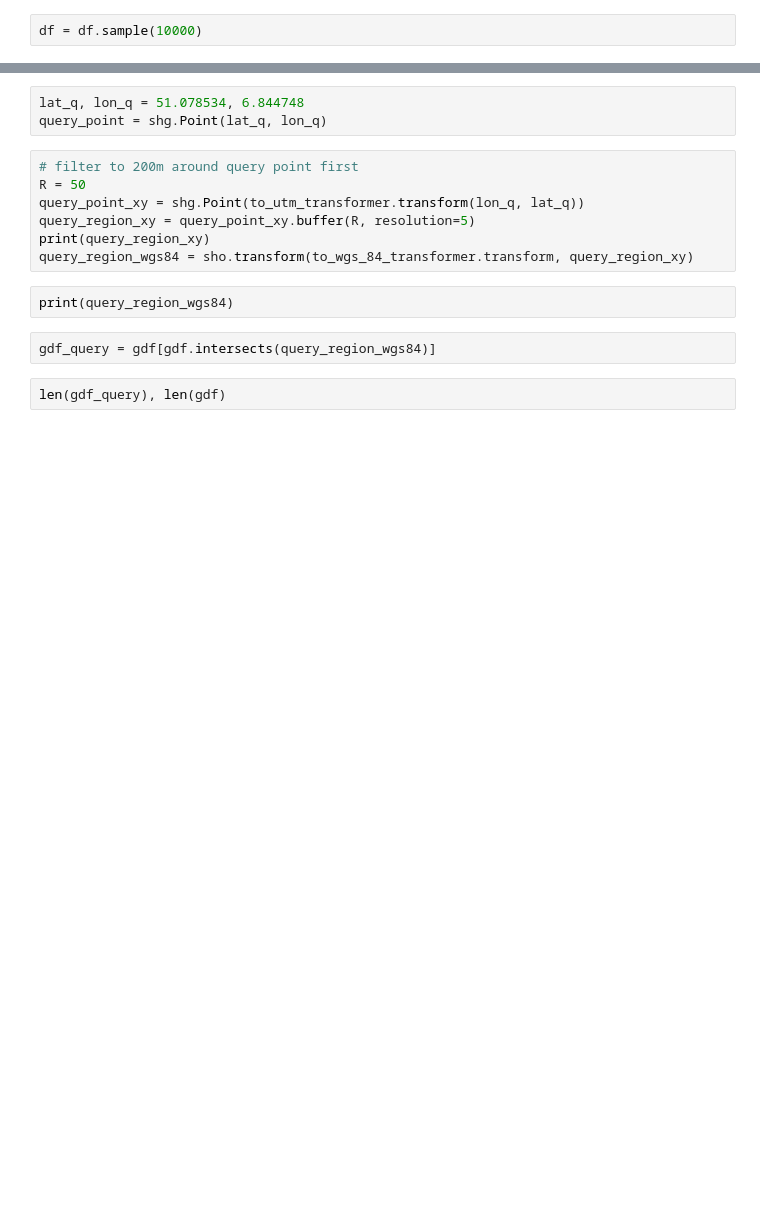
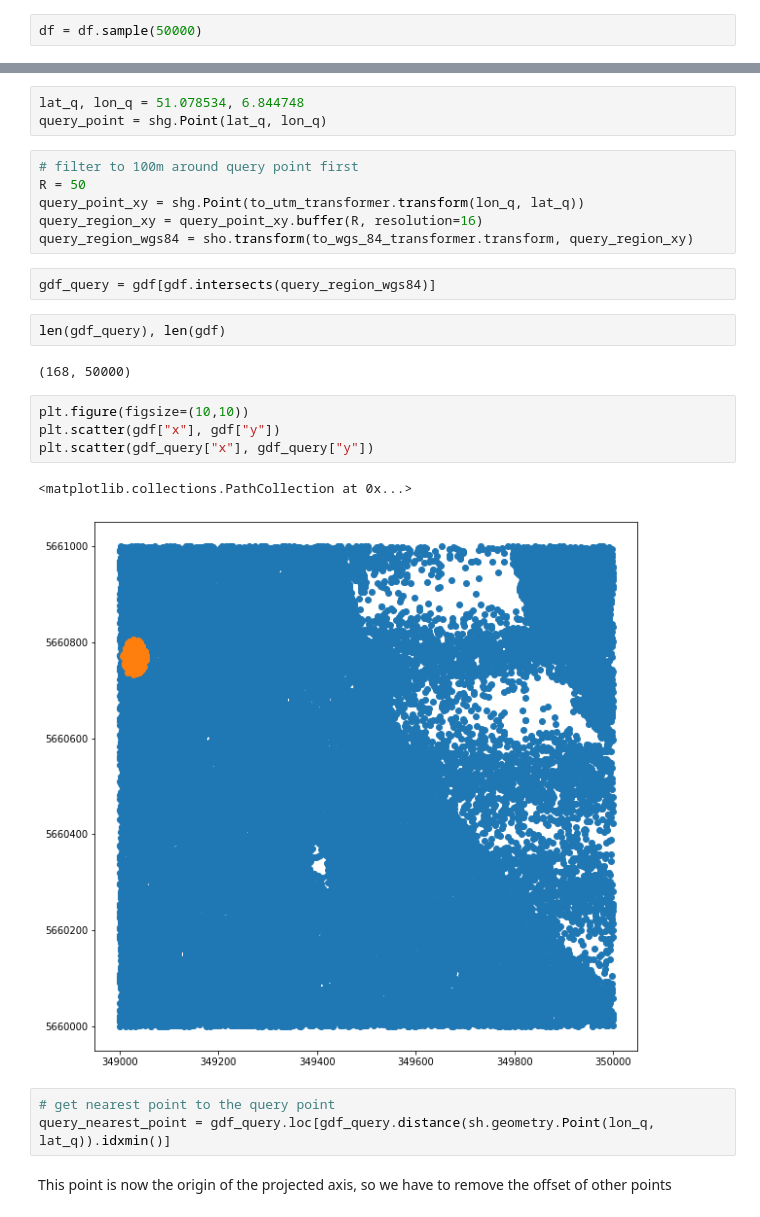
Before and after one commit to kopytjuk/raydar, a Jupyter notebook: Algorithm prototyping.ipynb, the cells around one changed output, grey strips where cells are left out. Drawn from its saved outputs; the diff is of its cells as text; blank space fills up the shorter version.

```diff
--- a/Algorithm prototyping.ipynb
+++ b/Algorithm prototyping.ipynb
@@ -23,7 +22,7 @@ to_utm_transformer = Transformer.from_crs(crs_4326, crs_25832)
 # %%
 df = pd.read_csv("data\extracted\dom1l-fp_32349_5660_1_nw.csv")
 # %%
-df = df.sample(10000)
+df = df.sample(50000)
 # %%
 df = gpd.GeoDataFrame(df)
 # %%
@@ -43,15 +56,26 @@ gdf.head()
 lat_q, lon_q = 51.078534, 6.844748
 query_point = shg.Point(lat_q, lon_q)
 # %%
-# filter to 200m around query point first
+# filter to 100m around query point first
 R = 50
 query_point_xy = shg.Point(to_utm_transformer.transform(lon_q, lat_q))
-query_region_xy = query_point_xy.buffer(R, resolution=5)
-print(query_region_xy)
+query_region_xy = query_point_xy.buffer(R, resolution=16)
 query_region_wgs84 = sho.transform(to_wgs_84_transformer.transform, query_region_xy)
-# %%
-print(query_region_wgs84)
 # %%
 gdf_query = gdf[gdf.intersects(query_region_wgs84)]
 # %%
 len(gdf_query), len(gdf)
+# %% [output]
+(168, 50000)
+# %%
+plt.figure(figsize=(10,10))
+plt.scatter(gdf["x"], gdf["y"])
+plt.scatter(gdf_query["x"], gdf_query["y"])
+# %% [output]
+<matplotlib.collections.PathCollection at 0x...>
+[figure, added]
+# %%
+# get nearest point to the query point
+query_nearest_point = gdf_query.loc[gdf_query.distance(sh.geometry.Point(lon_q, lat_q)).idxmin()]
+# %% [markdown]
+This point is now the origin of the projected axis, so we have to remove the offset of other points
```
Also changed, not shown: parts of 9 cells of this notebook, 2 other files.
